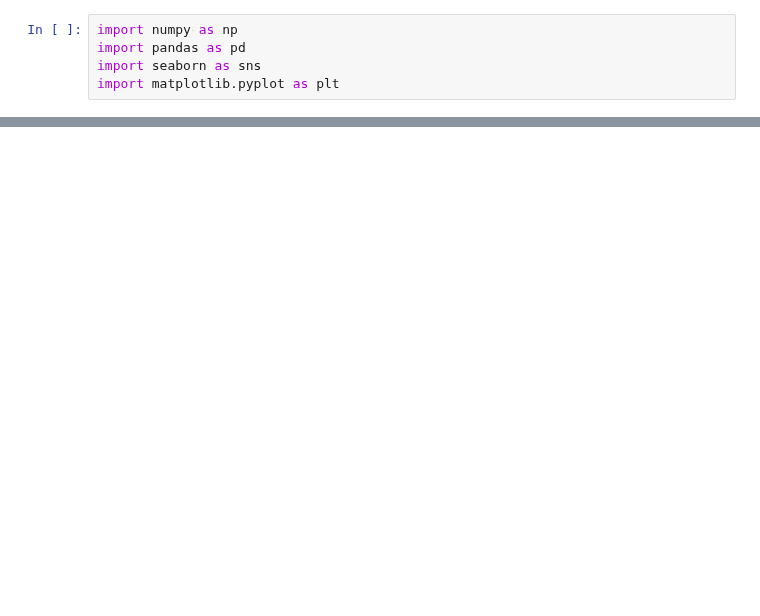
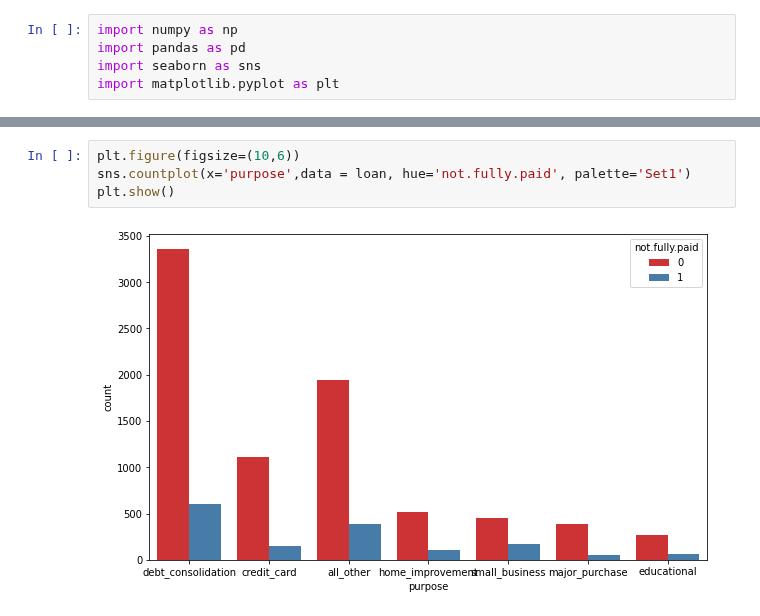
Before and after one commit to lovepreetmultani/python, a Jupyter notebook: Loan_Detection_Random_Tree_project.ipynb, the cells around one changed output, grey strips where cells are left out. Cells and saved outputs as stored; diff of their text form; blank space fills up the shorter version.

```diff
--- a/Loan_Detection_Random_Tree_project.ipynb
+++ b/Loan_Detection_Random_Tree_project.ipynb
@@ -56,0 +75,6 @@ loan.describe()
+# %%
+plt.figure(figsize=(10,6))
+sns.countplot(x='purpose',data = loan, hue='not.fully.paid', palette='Set1')
+plt.show()
+# %% [output]
+[figure, added]
```
Also changed, not shown: parts of 14 cells of this notebook.
